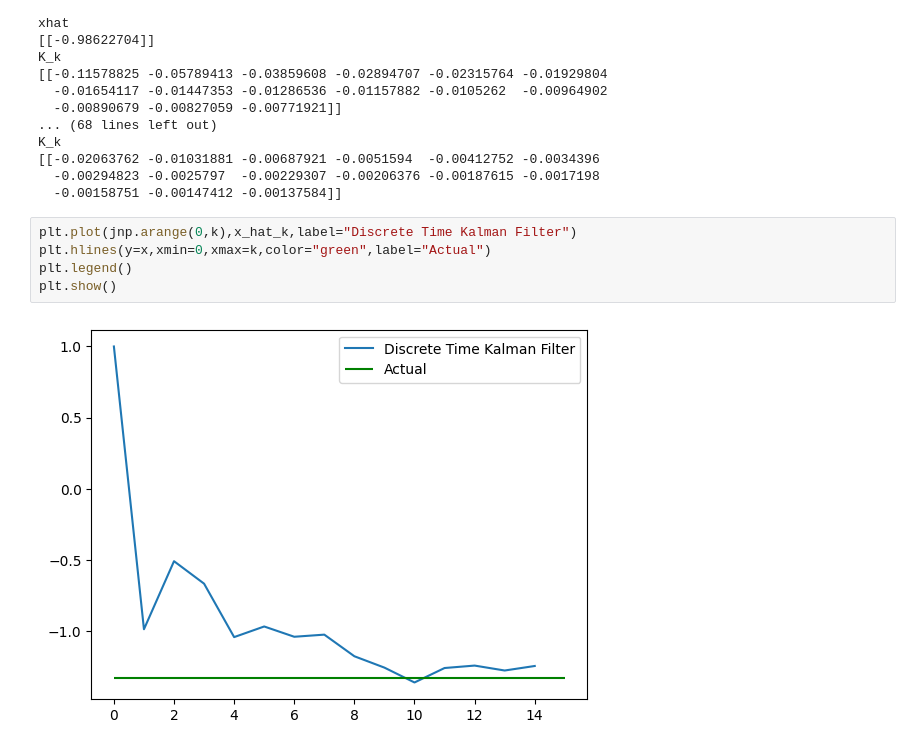
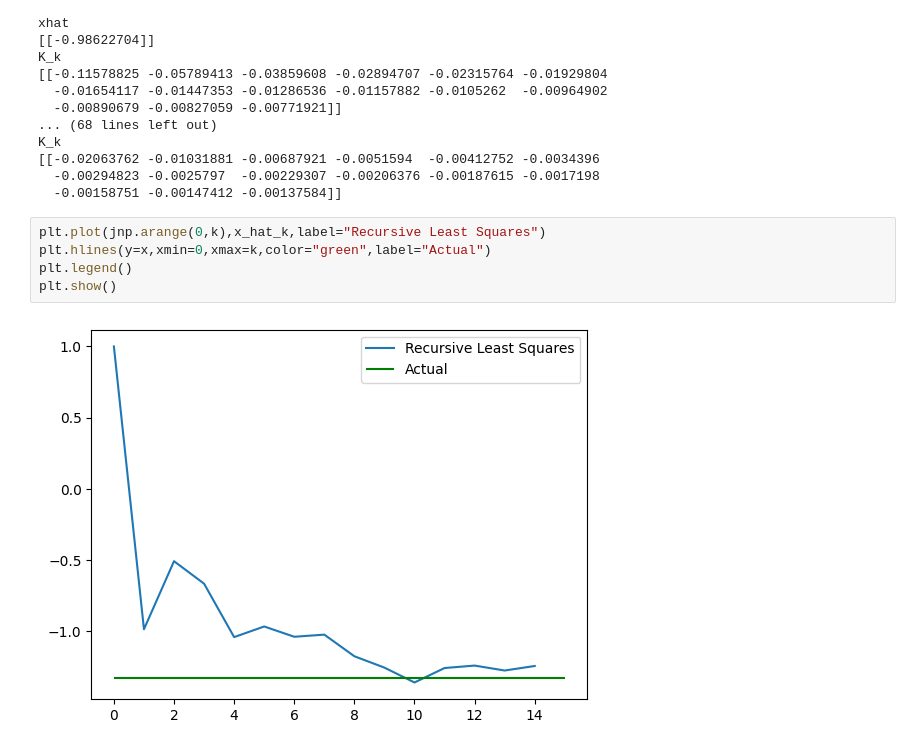
Before and after one commit to connorblake1/jiang-research, a Jupyter notebook: FiniteGKP/kalman_intuition.ipynb, the cells around one changed output. Drawn from its saved outputs; the diff is of its cells as text.

```diff
--- a/FiniteGKP/kalman_intuition.ipynb
+++ b/FiniteGKP/kalman_intuition.ipynb
@@ -240,9 +240,9 @@ K_k
   -0.00294823 -0.0025797  -0.00229307 -0.00206376 -0.00187615 -0.0017198
   -0.00158751 -0.00147412 -0.00137584]]
 # %%
-plt.plot(jnp.arange(0,k),x_hat_k,label="Discrete Time Kalman Filter")
+plt.plot(jnp.arange(0,k),x_hat_k,label="Recursive Least Squares")
 plt.hlines(y=x,xmin=0,xmax=k,color="green",label="Actual")
 plt.legend()
 plt.show()
 # %% [output]
-[figure, old version]
+[figure, new version]
```
Also changed, not shown: 10 other files.
